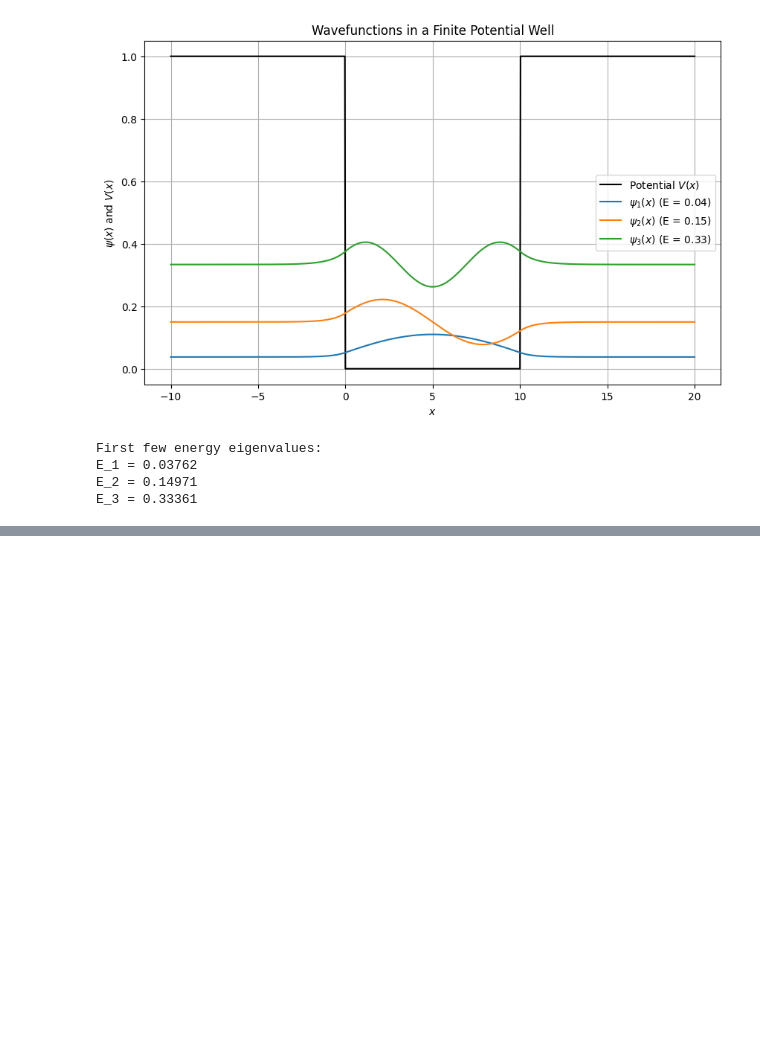
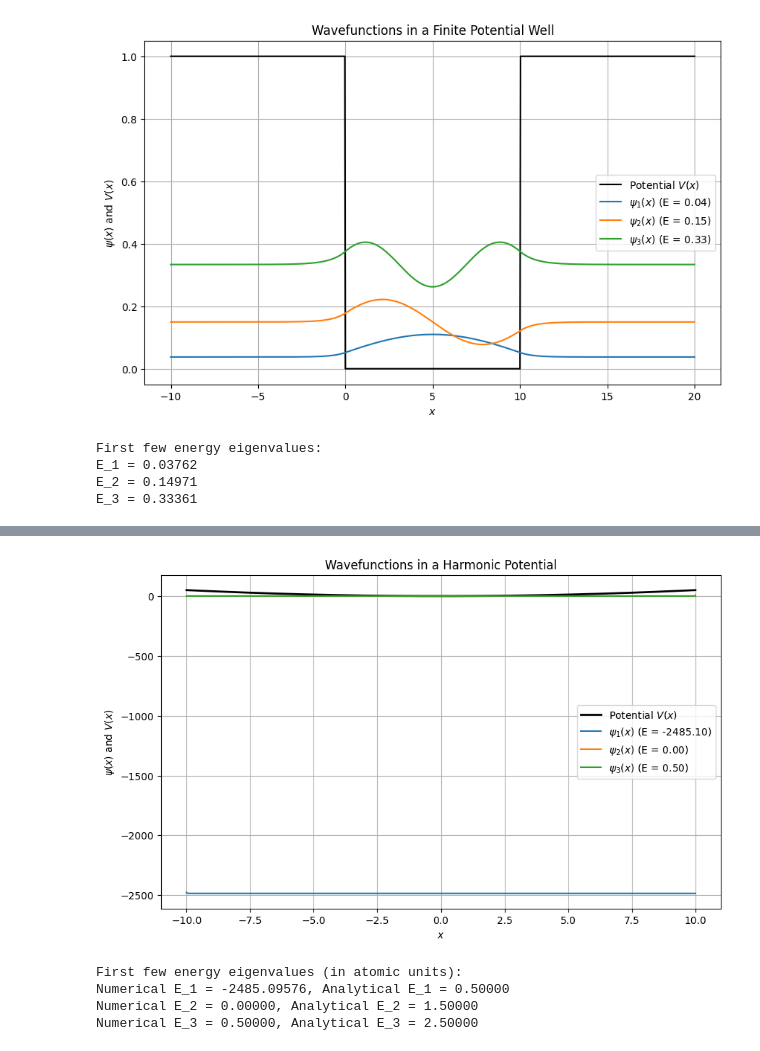
Before and after one commit to navgaur/QM1_UGCF, a Jupyter notebook: Schrodinger_Eqn_1.ipynb, the cells around one changed output, grey strips where cells are left out. Cells and saved outputs as stored; diff of their text form; code cells hidden in the pictures; blank space fills up the shorter version.

```diff
--- a/Schrodinger_Eqn_1.ipynb
+++ b/Schrodinger_Eqn_1.ipynb
@@ -459,0 +531,61 @@ E_3 = 0.33361
+# %%
+import numpy as np
+import matplotlib.pyplot as plt
+from scipy.linalg import eigh
+
+# Constants (in atomic units for simplicity)
+hbar = 1.0  # Reduced Planck's constant
+m = 1.0     # Mass of the particle
+omega = 1.0 # Angular frequency of the harmonic oscillator
+
+# Define the spatial grid
+N = 2000               # Number of grid points
+x_max = 10.0           # Maximum x value (needs to be large enough for the wavefunction to decay)
+x = np.linspace(-x_max, x_max, N)  # Grid from -x_max to x_max
+dx = x[1] - x[0]       # Spatial step size
+
+# Define the harmonic oscillator potential V(x)
+V = 0.5 * m * omega**2 * x**2
+
+# Create the Hamiltonian matrix using finite difference method
+H = np.zeros((N, N))
+
+# Fill the Hamiltonian matrix
+for i in range(1, N-1):
+    H[i, i-1] = H[i, i+1] = -hbar**2 / (2 * m * dx**2)  # Off-diagonal terms (kinetic energy)
+    H[i, i] = hbar**2 / (m * dx**2) + V[i]              # Diagonal terms (potential + kinetic energy)
+
+# Solve the eigenvalue problem for H
+energies, wavefunctions = eigh(H)
+
+# Normalize the wavefunctions for proper visualization
+for n in range(wavefunctions.shape[1]):
+    norm = np.sqrt(np.sum(np.abs(wavefunctions[:, n])**2) * dx)  # Compute normalization factor
+    wavefunctions[:, n] /= norm  # Normalize the wavefunctions
+
+# Plot the potential and first few wavefunctions
+plt.figure(figsize=(10, 6))
+plt.plot(x, V, label="Potential $V(x)$", color='black', linewidth=2)
+
+# Plot the first 3 wavefunctions (scaled for visualization by shifting with energies)
+for n in range(3):
+    plt.plot(x, wavefunctions[:, n] + energies[n], label=f"$\psi_{n+1}(x)$ (E = {energies[n]:.2f})")
+
+plt.xlabel("$x$")
+plt.ylabel("$\psi(x)$ and $V(x)$")
+plt.legend()
+plt.title("Wavefunctions in a Harmonic Potential")
+plt.grid(True)
+plt.show()
+
+# Print the first few energy eigenvalues (comparing with the expected analytical results)
+print("First few energy eigenvalues (in atomic units):")
+for n in range(3):
+    analytical_energy = hbar * omega * (n + 0.5)
+    print(f"Numerical E_{n+1} = {energies[n]:.5f}, Analytical E_{n+1} = {analytical_energy:.5f}")
+# %% [output]
+[figure, added]
+First few energy eigenvalues (in atomic units):
+Numerical E_1 = -2485.09576, Analytical E_1 = 0.50000
+Numerical E_2 = 0.00000, Analytical E_2 = 1.50000
+Numerical E_3 = 0.50000, Analytical E_3 = 2.50000
```
Also changed, not shown: parts of 2 cells of this notebook.
